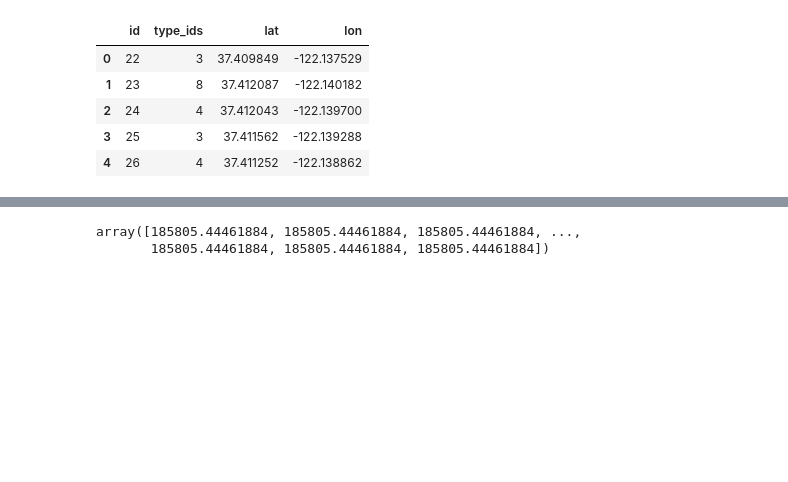
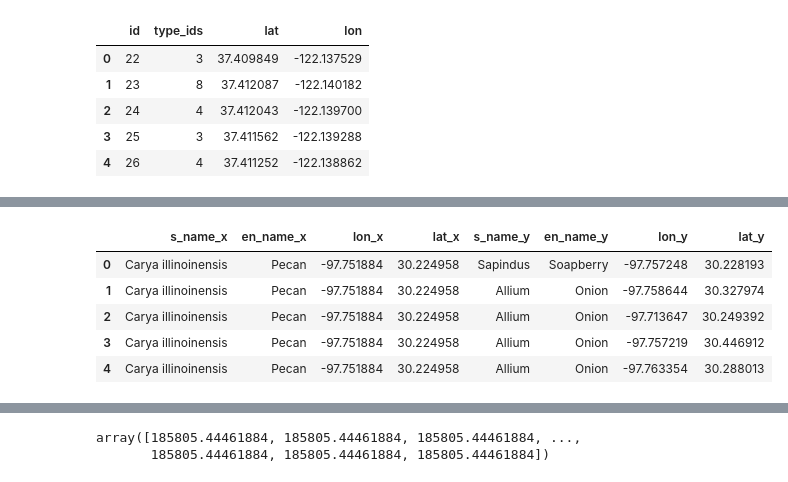
Before and after one commit to ferozumair786/UTDS-ML-Project, a Jupyter notebook: data_cleaning_ff.ipynb, the cells around one changed output, grey strips where cells are left out. Cells and saved outputs as stored; diff of their text form; code cells hidden in the pictures; blank space fills up the shorter version.

```diff
--- a/data_cleaning_ff.ipynb
+++ b/data_cleaning_ff.ipynb
@@ -115,0 +144,5 @@ nonpecandf.head()
+# %%
+nutdf = test_df[test_df['s_name'].str.startswith("Juglan", na=False) | test_df['s_name'].str.startswith("Carya", na=False)]
+#nutdf.head()
+nutdf.count()
+#nutdf.scientific_name.unique()
@@ -165,0 +224,15 @@ haversine_v = np.vectorize(haversine)
+# %%
+def cartesian_product_basic(left, right):
+    return (
+       nutdf.assign(key=1).merge(nonutdf.assign(key=1), on='key').drop('key', 1))
+
+cjdf = cartesian_product_basic(nutdf, nonutdf)
+cjdf.head()
+#cartesian_product_basic(pecandf, nonpecandf)
+# %% [output]
+|  | s_name_x | en_name_x | lon_x | lat_x | s_name_y | en_name_y | lon_y | lat_y |
+| 0 | Carya illinoinensis | Pecan | -97.751884 | 30.224958 | Sapindus | Soapberry | -97.757248 | 30.228193 |
+| 1 | Carya illinoinensis | Pecan | -97.751884 | 30.224958 | Allium | Onion | -97.758644 | 30.327974 |
+| 2 | Carya illinoinensis | Pecan | -97.751884 | 30.224958 | Allium | Onion | -97.713647 | 30.249392 |
+| 3 | Carya illinoinensis | Pecan | -97.751884 | 30.224958 | Allium | Onion | -97.757219 | 30.446912 |
+| 4 | Carya illinoinensis | Pecan | -97.751884 | 30.224958 | Allium | Onion | -97.763354 | 30.288013 |
```
Also changed, not shown: parts of 26 cells of this notebook, 4 other files.
